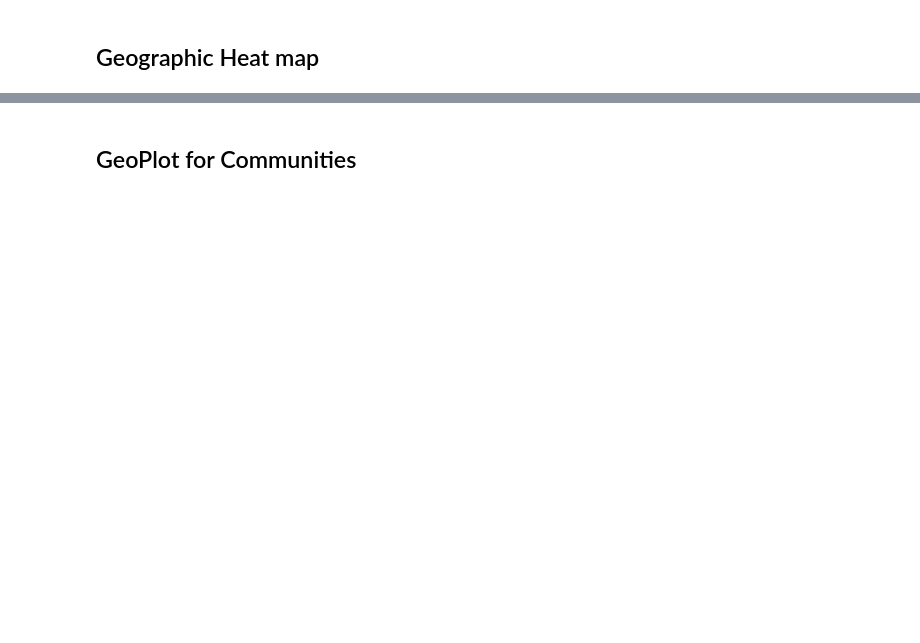
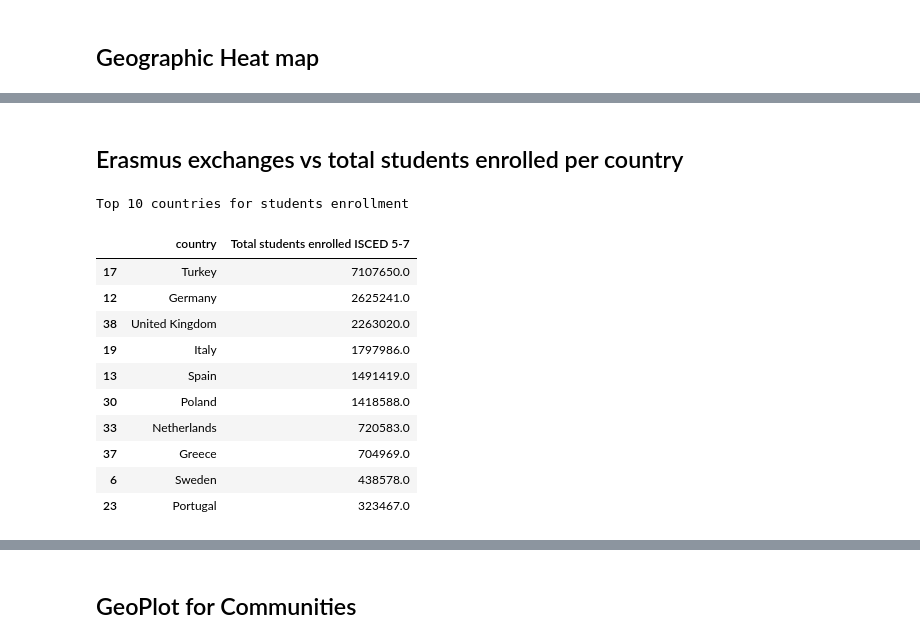
Before and after one commit to FilippoBragato/ErasmusMobilityStudy, a Jupyter notebook: CountryAnalysis.ipynb, the cells around one changed output, grey strips where cells are left out. Drawn from its saved outputs; the diff is of its cells as text; code cells hidden in the pictures; blank space fills up the shorter version.

```diff
--- a/CountryAnalysis.ipynb
+++ b/CountryAnalysis.ipynb
@@ -360,14 +360,8 @@ for i, set in enumerate(p):
 # %%
 import geopandas as gpd
 
-# Setting the path to the shapefile
-# shapefile = 'ne_10m_admin_0_countries/ne_10m_admin_0_countries.shp'
-
-# Read shapefile using Geopandas
-# geo_df = gpd.read_file(shapefile)[['ADMIN', 'ADM0_A3', 'geometry']]
 geo_df = gpd.read_file('countries.geojson')
 
-# geo_df['geometry'][geo_df['ADMIN'] == 'France'] = geo2_df['geometry'][geo2_df['ADMIN'] == 'France']
 def replace_iso2(alpha):
     try:
         return pc.countries.get(alpha_3=alpha).alpha_2
@@ -376,11 +370,4 @@ def replace_iso2(alpha):
 
 geo_df['iso2_code']= (np.array(list(map(lambda x: replace_iso2(x), geo_df['ISO_A3']))))
 
-# Rename columns
 geo_df.columns = ['country', 'country_code', 'geometry', 'iso2_code']
-
-# Drop row for 'Antarctica'. It takes a lot of space in the map and is not of much use
-geo_df = geo_df.drop(geo_df.loc[geo_df['country'] == 'Antarctica'].index)
-
-# Print the map
-geo_df.plot(figsize=(20, 20), edgecolor='white', linewidth=1, color='lightblue')
@@ -510 +455,45 @@ display(european_df[['country', 'PageRank authority']].sort_values('PageRank aut
 [figure]
+# %% [markdown]
+## Erasmus exchanges vs total students enrolled per country
+# %%
+# dataset containing for each european university the students enrolled in ISCED 5-7 (tertiary education and master degree)
+isced57_df = pd.read_csv("eter-export-2016.csv", delimiter=';', on_bad_lines='skip')
+isced57_df.dropna(inplace=True)
+for index in range(len(isced57_df['Institution Name'])):
+    if isced57_df.iat[index,0] != isced57_df.iat[index,0].upper():
+        isced57_df.iat[index,0] = isced57_df.iat[index,0].upper()
+
+# dropping all the values having too many numbers after comma
+mask = isced57_df['Total students enrolled ISCED 5-7'].str.contains(',', na=False)
+isced57_df = isced57_df[~mask]
+
+# dropping rows with undefined values
+isced57_df = isced57_df[~isced57_df['Total students enrolled ISCED 5-7'].isin(['m','a','c','xr','s'])]
+
+# changing country codes accordingly to european_df ones
+isced57_df['Country Code'][isced57_df['Country Code'] == 'GR'] = 'EL'
+
+isced57_df['Total students enrolled ISCED 5-7'] = isced57_df['Total students enrolled ISCED 5-7'].astype(float)
+isced57_df['Total students enrolled ISCED 5-7'] = isced57_df['Total students enrolled ISCED 5-7'].round()
+# count total number of enrolled students for each country
+isced57_df = isced57_df.groupby(['Country Code'])['Total students enrolled ISCED 5-7'].sum().reset_index()
+
+european_df_w = pd.merge(left=isced57_df, right=european_df, how='right', left_on='Country Code', right_on='iso2_code')
+european_df_w = gpd.GeoDataFrame(european_df_w, geometry = 'geometry')
+
+print('Top 10 countries for students enrollment')
+display(european_df_w[['country', 'Total students enrolled ISCED 5-7']].sort_values('Total students enrolled ISCED 5-7',
+                                                                                    ascending=False).head(10))
+# %% [output]
+Top 10 countries for students enrollment
+|  | country | Total students enrolled ISCED 5-7 |
+| 17 | Turkey | 7107650.0 |
+| 12 | Germany | 2625241.0 |
+| 38 | United Kingdom | 2263020.0 |
+| 19 | Italy | 1797986.0 |
+| 13 | Spain | 1491419.0 |
+| 30 | Poland | 1418588.0 |
+| 33 | Netherlands | 720583.0 |
+| 37 | Greece | 704969.0 |
+| 6 | Sweden | 438578.0 |
+| 23 | Portugal | 323467.0 |
```
Also changed, not shown: parts of 20 cells of this notebook.
